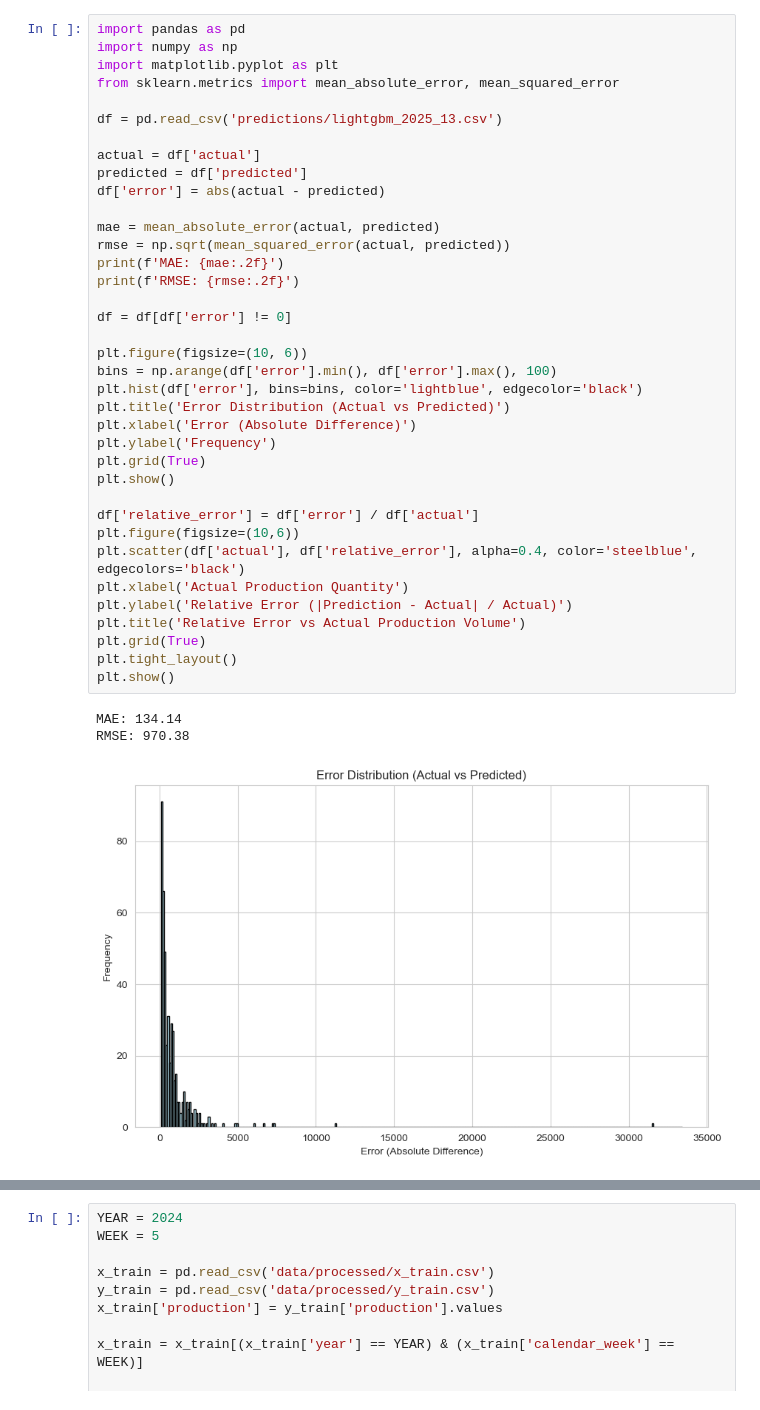
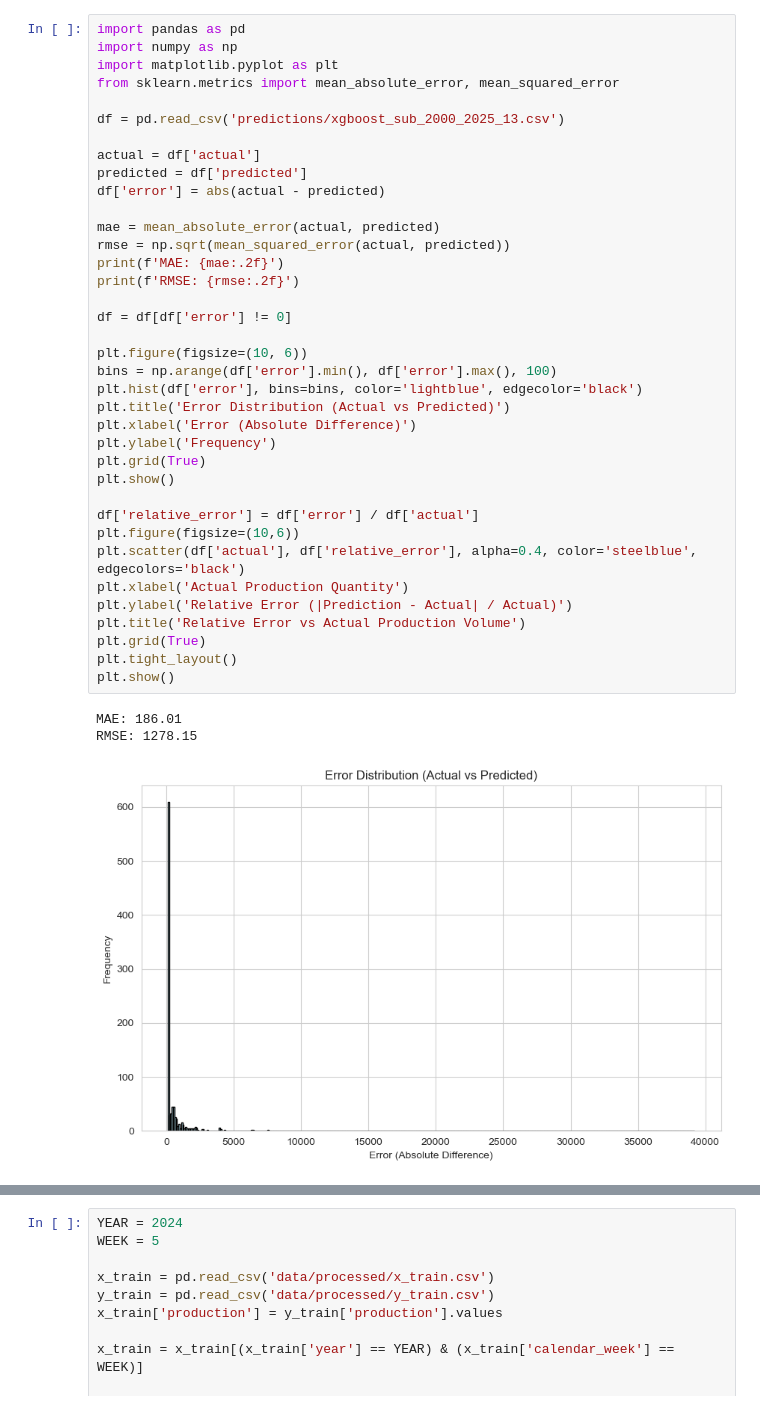
Before and after one commit to Y0d4l3/forecast-ki, a Jupyter notebook: plot.ipynb, the cells around one changed output, grey strips where cells are left out. Saved outputs shown, nothing was run; the diff lists cells and outputs as text.

```diff
--- a/plot.ipynb
+++ b/plot.ipynb
@@ -4,38 +4,38 @@ import numpy as np
 import matplotlib.pyplot as plt
 from sklearn.metrics import mean_absolute_error, mean_squared_error
 
-df = pd.read_csv('predictions/lightgbm_2025_13.csv')
+df = pd.read_csv('predictions/xgboost_sub_2000_2025_13.csv')
 
 actual = df['actual']
 predicted = df['predicted']
 df['error'] = abs(actual - predicted)
 
 mae = mean_absolute_error(actual, predicted)
 rmse = np.sqrt(mean_squared_error(actual, predicted))
 print(f'MAE: {mae:.2f}')
 print(f'RMSE: {rmse:.2f}')
 
 df = df[df['error'] != 0]
 
 plt.figure(figsize=(10, 6))
 bins = np.arange(df['error'].min(), df['error'].max(), 100)
 plt.hist(df['error'], bins=bins, color='lightblue', edgecolor='black')
 plt.title('Error Distribution (Actual vs Predicted)')
 plt.xlabel('Error (Absolute Difference)')
 plt.ylabel('Frequency')
 plt.grid(True)
 plt.show()
 
 df['relative_error'] = df['error'] / df['actual']
 plt.figure(figsize=(10,6))
 plt.scatter(df['actual'], df['relative_error'], alpha=0.4, color='steelblue', edgecolors='black')
 plt.xlabel('Actual Production Quantity')
 plt.ylabel('Relative Error (|Prediction - Actual| / Actual)')
 plt.title('Relative Error vs Actual Production Volume')
 plt.grid(True)
 plt.tight_layout()
 plt.show()
 # %% [output]
-MAE: 134.14
-RMSE: 970.38
+MAE: 186.01
+RMSE: 1278.15
-[figure, old version]
+[figure, new version]
```
Also changed, not shown: parts of 2 cells of this notebook, 16 other files.
